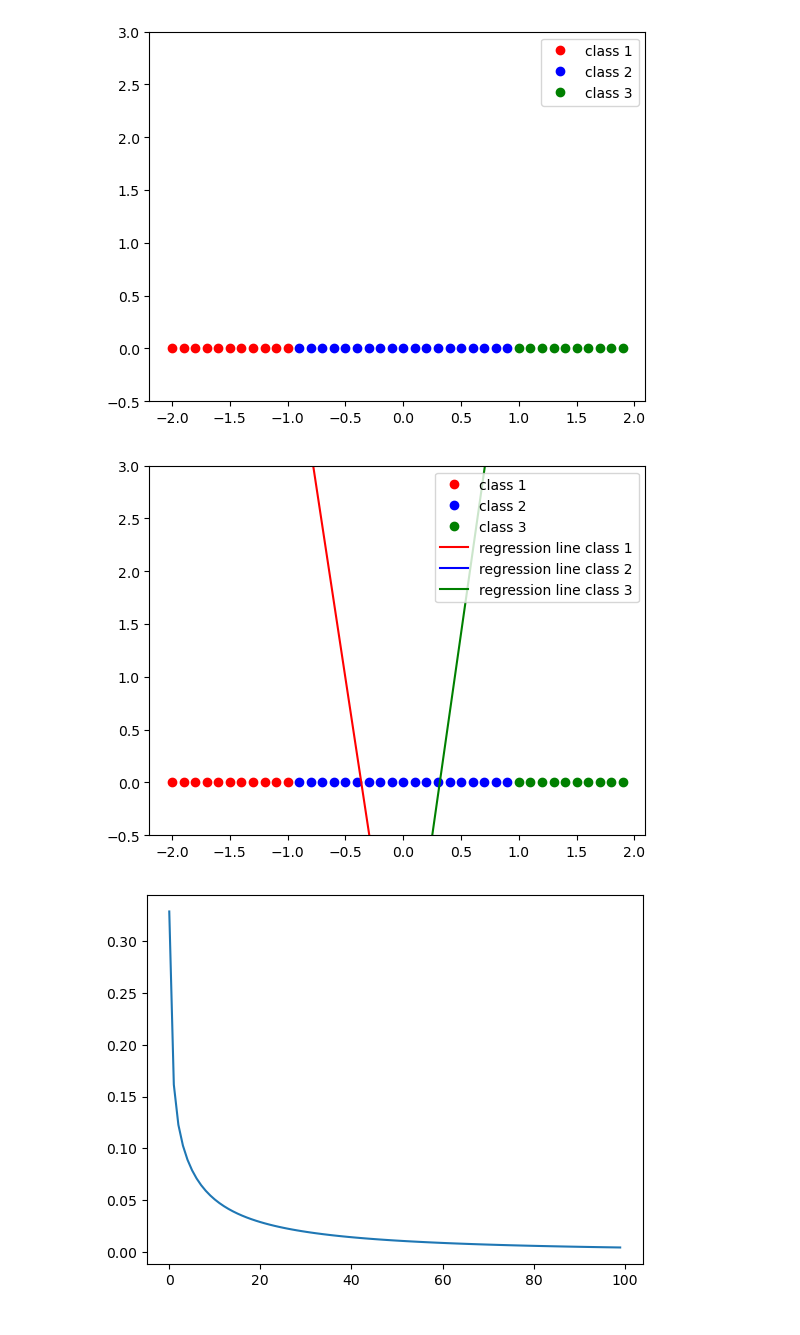
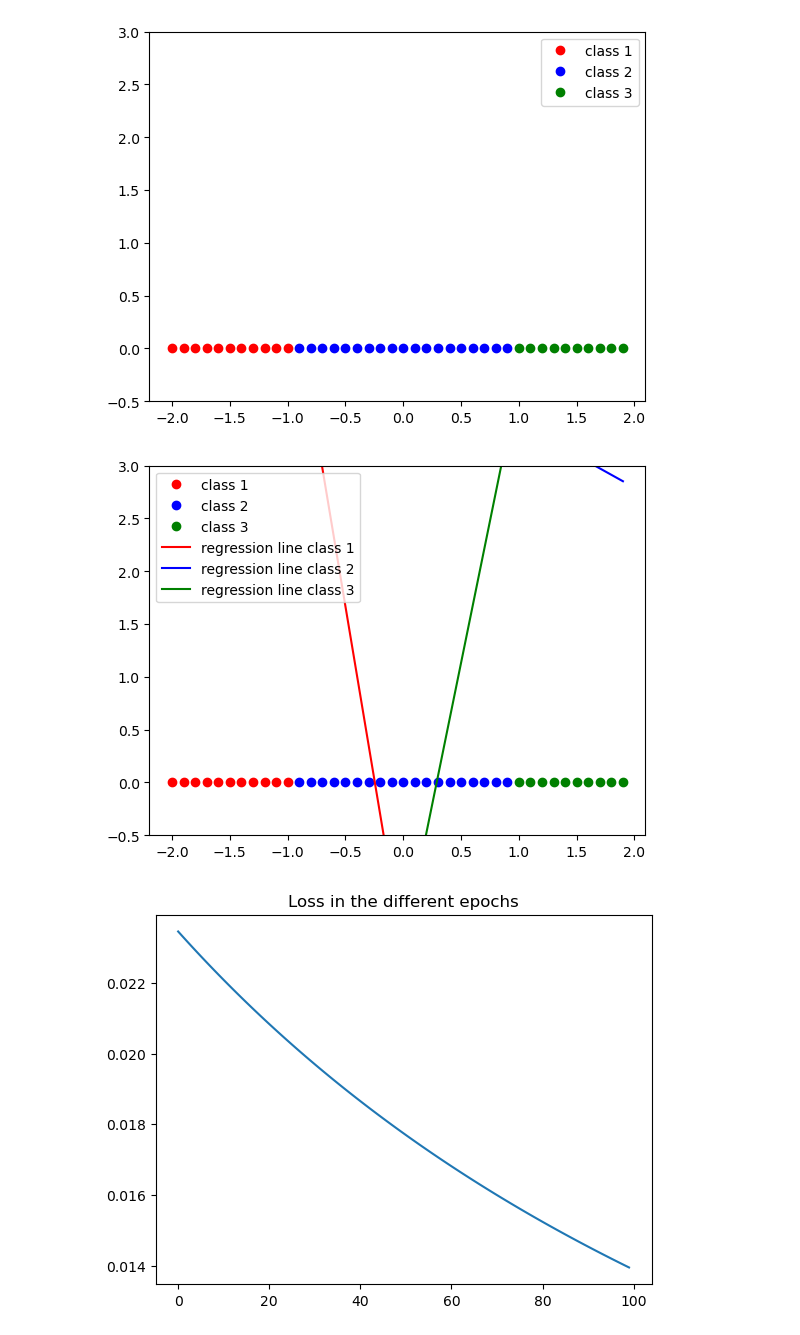
Before and after one commit to LinusLach/Blog, a Jupyter notebook: posts/post-with-code/Pytorch/LR_and_Softmax.ipynb, the cells around one changed output. Cells and saved outputs as stored; diff of their text form; code cells hidden in the pictures.

```diff
--- a/posts/post-with-code/Pytorch/LR_and_Softmax.ipynb
+++ b/posts/post-with-code/Pytorch/LR_and_Softmax.ipynb
@@ -254,0 +313,28 @@ train_model(100, plot_data=True)
+# %%
+x = np.arange(-2,2,0.1)
+def f(x,w11,w12,w21,w22):
+    tmp1 = w21/(1 + np.exp(-1 *(5+w11*x)))
+    tmp2 = w22/(1 + np.exp(-1 *(-5+w12*x)))
+    tmp3 = 1+np.exp(-1 *(tmp1+tmp2))
+    return 1/tmp3
+
+[w11,w12,w21,w22,b11,b12,b22] = [9.0756,10.0023,13.75,-14.422,8.4540,-9.3548,-6.2917]
+[w11_,w12_,w21_,w22_,b11_,b12_,b22_] = [9.0756,10.0023,13.75,-14.422,8.4540,-9.3548,-6.2917]
+
+def plot_nn(w11,w12,w21,w22):
+    y = f(x,w11,w12,w21,w22)
+    data = data_2_mixed
+    plt.plot(data.x.numpy()[(data.y == 0)],data.y.numpy()[(data.y == 0)], 'ro',label="class 1")
+    plt.plot(data.x.numpy()[(data.y == 1)],0*data.y.numpy()[(data.y == 1)], 'bo',label="class 2")
+    plt.plot(x,y)
+
+style = {'description_width': 'initial'}
+layout = Layout(width = "400px")
+
+slid1 = widgets.FloatSlider(description = '$w_1^1$',min=-5, max=5, step=0.01, value=0.0,style = style, layout = layout)
+slid2 = widgets.FloatSlider(description = '$w_1^2$',min=-5, max=5, step=0.01, value=0.0,style = style, layout = layout)
+slid3 = widgets.FloatSlider(description = '$w_2^1$',min=-5, max=5, step=0.01, value=0.0,style = style, layout = layout)
+slid4 = widgets.FloatSlider(description = '$w_2^2$',min=-5, max=5, step=0.01, value=0.0,style = style, layout = layout)
+
+
+interact(plot_nn, w11 = slid1, w12 = slid2, w21 = slid3, w22 = slid4)
@@ -271,3 +360,7 @@ def forward(x):
 model = multi_log(1, 2, 1)
 # %%
 data_2_mixed = Data_2_mixed()
+# %%
+model = multi_log(1, 2, 1)
+plt.plot(data_2_mixed.x.detach().numpy(),model(data_2_mixed.x).detach().numpy(), color = 'black',label = '$\hat y$')
+plot_data_2(data_2_mixed, model)
@@ -329,24 +446,25 @@ plot_data_3(data_3)
 # %%
 model = nn.Sequential(nn.Linear(1, 3))
 criterion_CEL = nn.CrossEntropyLoss()
-optimizer = torch.optim.SGD(model.parameters(), lr = 0.5)
+optimizer = torch.optim.SGD(model.parameters(), lr = 0.1)
 trainloader = DataLoader(dataset = data_3, batch_size = 5)
 # %%
 def train_model(epochs):
     LOSS = []
     for epoch in range(epochs):
         for x, y in trainloader:
             optimizer.zero_grad()
             yhat = model(x)
             loss = criterion_CEL(yhat, y)
             loss.backward()
             optimizer.step()
         LOSS.append(loss.data)
     plot_data_3(data_3,est_line=True)
     plt.plot(np.arange(0,epochs,1),LOSS)
+    plt.title("Loss in the different epochs")
 train_model(100)
 # %% [output]
-[figure, old version]
+[figure, new version]
-[figure, old version]
+[figure, new version]
 # %%
 Softmax_fn=nn.Softmax(dim=-1)
```
Also changed, not shown: parts of 29 cells of this notebook.
